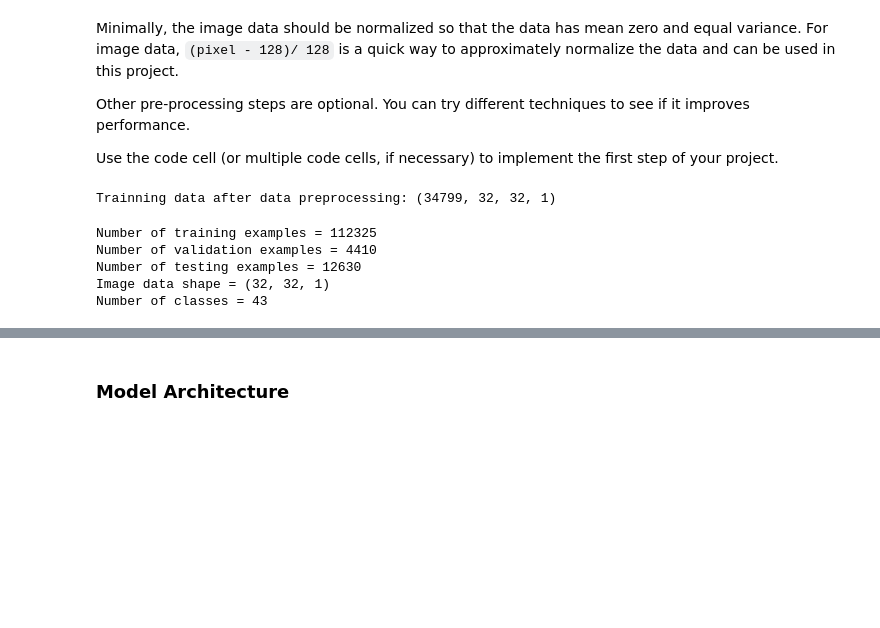
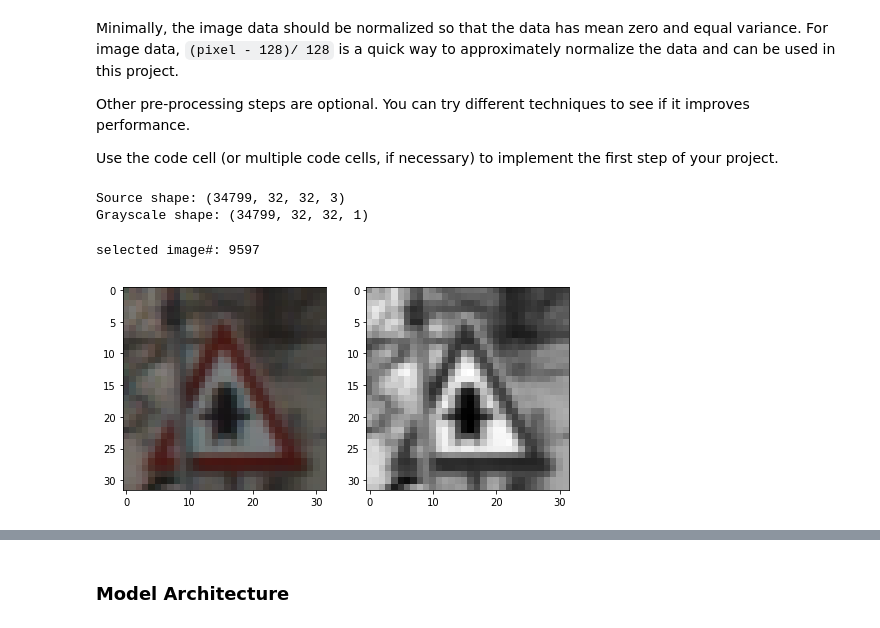
Before and after one commit to lizhang101/CarND, a Jupyter notebook: CarND-Traffic-Sign-Classifier-Project/Traffic_Sign_Classifier.ipynb, the cells around one changed output, grey strips where cells are left out. Cells and saved outputs as stored; diff of their text form; code cells hidden in the pictures; blank space fills up the shorter version.

```diff
--- a/CarND-Traffic-Sign-Classifier-Project/Traffic_Sign_Classifier.ipynb
+++ b/CarND-Traffic-Sign-Classifier-Project/Traffic_Sign_Classifier.ipynb
@@ -196,16 +172,0 @@ def rgb2gray(rgb):
-# %%
-#shuffle
-#X_train, y_train = shuffle(X_train, y_train)
-
-#normalize
-X_train = (X_train - 128.0)/128.0
-X_valid = (X_valid - 128.0)/128.0
-X_test = (X_test - 128.0)/128.0
-#convert to grayscale
-X_train = rgb2gray(X_train)
-X_valid = rgb2gray(X_valid)
-X_test = rgb2gray(X_test)
-
-print("Trainning data after data preprocessing:",X_train.shape)
-# %% [output]
-Trainning data after data preprocessing: (34799, 32, 32, 1)
@@ -265,34 +173,29 @@ pickle.dump({'features':X_train, 'labels':y_train}, open( "new_train.p", "wb" ))
-# %%
-#Load saved data
-training_file = "./new_train.p"
-validation_file= "./valid.p"
-testing_file = "./test.p"
-with open(training_file, mode='rb') as f:
-    train = pickle.load(f)
-with open(validation_file, mode='rb') as f:
-    valid = pickle.load(f)
-with open(testing_file, mode='rb') as f:
-    test = pickle.load(f)
-
-X_train, y_train = train['features'], train['labels']
-X_valid, y_valid = valid['features'], valid['labels']
-X_test, y_test = test['features'], test['labels']
-# %%
-import numpy as np
-n_train = X_train.shape[0]
-n_validation = X_valid.shape[0]
-n_test = X_test.shape[0]
-image_shape = X_train.shape[1:]
-n_classes = np.unique(y_train).shape[0]
-
-print("Number of training examples =", n_train)
-print("Number of validation examples =", n_validation)
-print("Number of testing examples =", n_test)
-print("Image data shape =", image_shape)
-print("Number of classes =", n_classes)
-# %% [output]
-Number of training examples = 112325
-Number of validation examples = 4410
-Number of testing examples = 12630
-Image data shape = (32, 32, 1)
-Number of classes = 43
+# %%
+# Convert to grayscale
+def rgb2gray(imgs):
+    return np.sum(imgs/3, axis=3, keepdims=True)
+def normalize(imgs):
+    return (imgs-128.0)/128.0
+
+X_train_gray = rgb2gray(X_train)
+
+print('Source shape:', X_train.shape)
+print('Grayscale shape:', X_train_gray.shape)
+# %% [output]
+Source shape: (34799, 32, 32, 3)
+Grayscale shape: (34799, 32, 32, 1)
+# %%
+def show_rgb_gray(rgb, gray):
+    plt.figure(figsize=(6, 2))
+    plt.subplot(1, 2, 1)
+    plt.imshow(img)
+
+    plt.subplot(1, 2, 2)
+    plt.imshow(img1,cmap='gray')
+
+index = random.randint(0, len(X_train))
+print("selected image#:",index)
+show2images(X_train[index], X_train_gray[index].squeeze())
+# %% [output]
+selected image#: 9597
+[figure, added]
```
Also changed, not shown: parts of 17 cells of this notebook, 1 other file.
